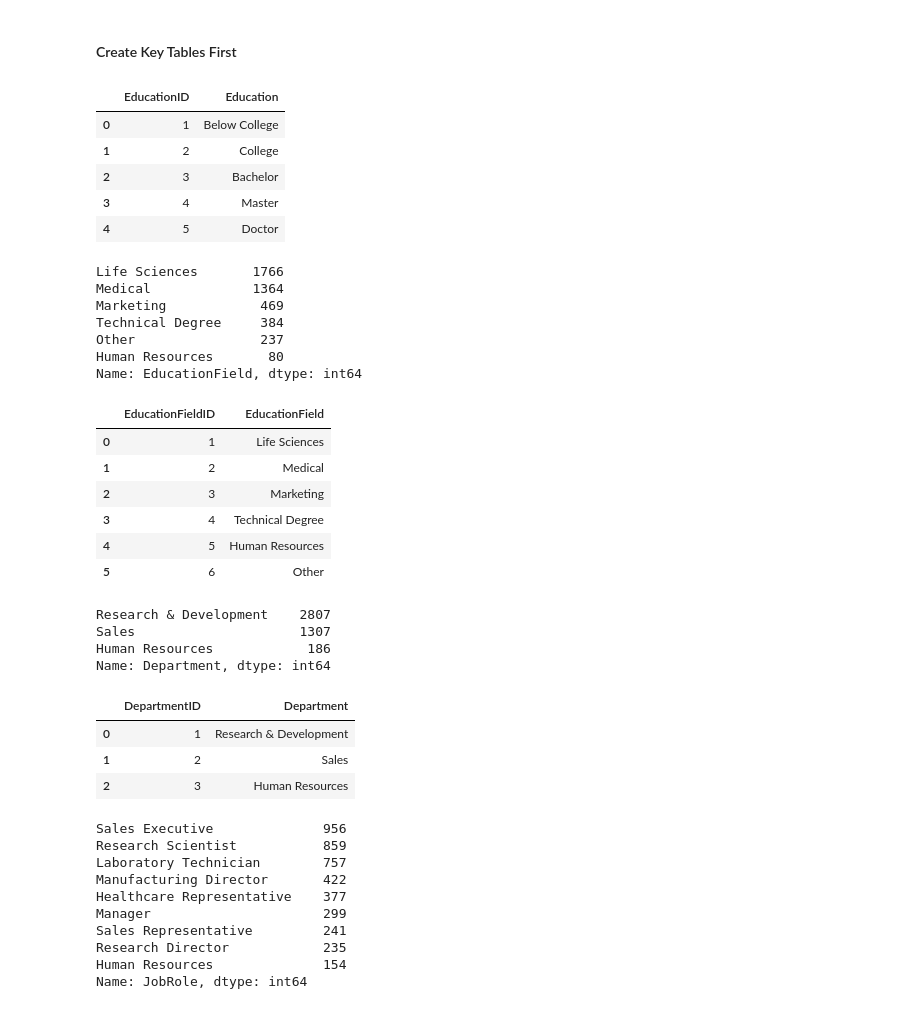
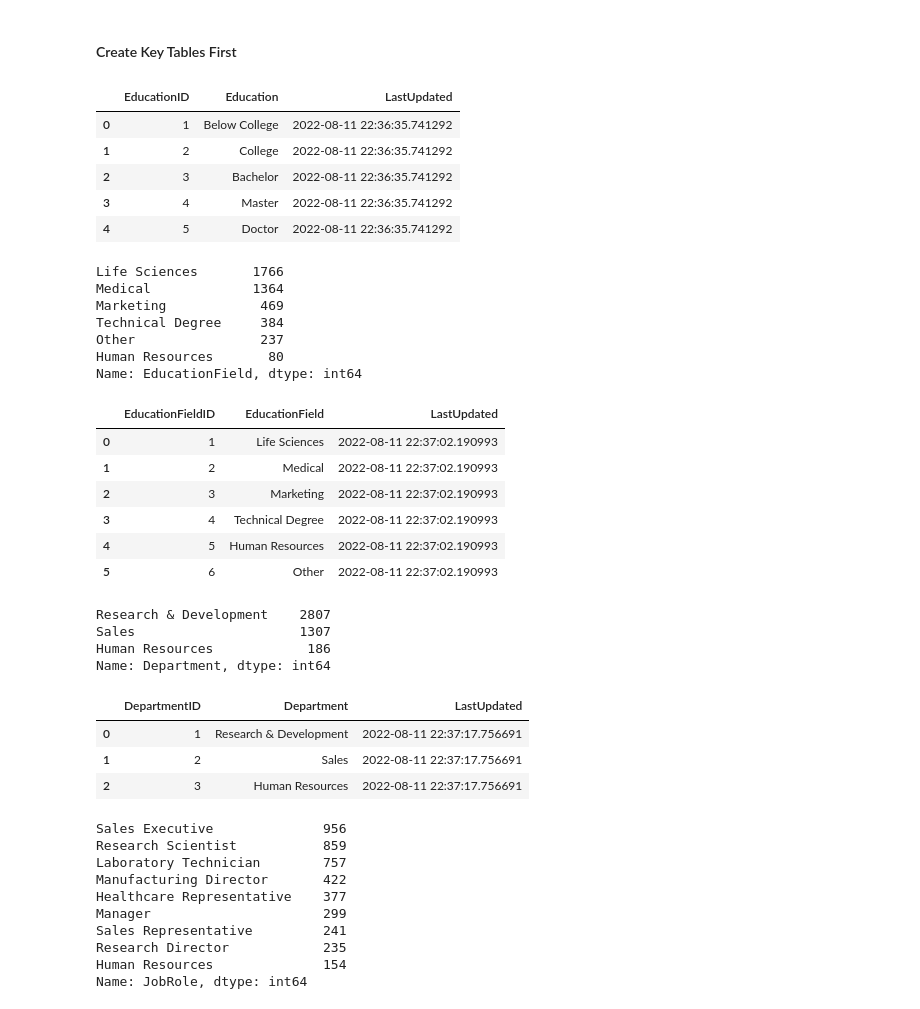
Before and after one commit to conorwhanson/UMN_Data_Capstone_Employee_Attrition, a Jupyter notebook: Oliver's Work/SQLite_DB_Creation.ipynb, the cells around one changed output. Drawn from its saved outputs; the diff is of its cells as text; code cells hidden in the pictures.

```diff
--- a/Oliver's Work/SQLite_DB_Creation.ipynb
+++ b/Oliver's Work/SQLite_DB_Creation.ipynb
@@ -87,14 +92,16 @@ hr_df.describe()
 educationKey_df = pd.DataFrame()
 educationKey_df['EducationID'] = [1,2,3,4,5]
 educationKey_df['Education'] = ['Below College', 'College', 'Bachelor', 'Master', 'Doctor']
+# educationKey_df['LastUpdated'] = pd.to_datetime('now')
+educationKey_df['LastUpdated'] = datetime.now()
 educationKey_df
 # %% [output]
-|  | EducationID | Education |
-| 0 | 1 | Below College |
-| 1 | 2 | College |
-| 2 | 3 | Bachelor |
-| 3 | 4 | Master |
-| 4 | 5 | Doctor |
+|  | EducationID | Education | LastUpdated |
+| 0 | 1 | Below College | 2022-08-11 22:36:35.741292 |
+| 1 | 2 | College | 2022-08-11 22:36:35.741292 |
+| 2 | 3 | Bachelor | 2022-08-11 22:36:35.741292 |
+| 3 | 4 | Master | 2022-08-11 22:36:35.741292 |
+| 4 | 5 | Doctor | 2022-08-11 22:36:35.741292 |
 # %%
 hr_df.EducationField.value_counts()
 # %% [output]
@@ -108,16 +115,17 @@ Name: EducationField, dtype: int64
 # %%
 educationFieldKey_df = pd.DataFrame()
 educationFieldKey_df['EducationFieldID'] = [1,2,3,4,5,6]
 educationFieldKey_df['EducationField'] = ['Life Sciences', 'Medical', 'Marketing', 'Technical Degree', 'Human Resources', 'Other']
+educationFieldKey_df['LastUpdated'] = datetime.now()
 educationFieldKey_df
 # %% [output]
-|  | EducationFieldID | EducationField |
-| 0 | 1 | Life Sciences |
-| 1 | 2 | Medical |
-| 2 | 3 | Marketing |
-| 3 | 4 | Technical Degree |
-| 4 | 5 | Human Resources |
-| 5 | 6 | Other |
+|  | EducationFieldID | EducationField | LastUpdated |
+| 0 | 1 | Life Sciences | 2022-08-11 22:37:02.190993 |
+| 1 | 2 | Medical | 2022-08-11 22:37:02.190993 |
+| 2 | 3 | Marketing | 2022-08-11 22:37:02.190993 |
+| 3 | 4 | Technical Degree | 2022-08-11 22:37:02.190993 |
+| 4 | 5 | Human Resources | 2022-08-11 22:37:02.190993 |
+| 5 | 6 | Other | 2022-08-11 22:37:02.190993 |
 # %%
 hr_df.Department.value_counts()
 # %% [output]
@@ -129,12 +137,13 @@ Name: Department, dtype: int64
 departmentKey_df = pd.DataFrame()
 departmentKey_df['DepartmentID'] = [1,2,3]
 departmentKey_df['Department'] = ['Research & Development', 'Sales', 'Human Resources']
+departmentKey_df['LastUpdated'] = datetime.now()
 departmentKey_df
 # %% [output]
-|  | DepartmentID | Department |
-| 0 | 1 | Research & Development |
-| 1 | 2 | Sales |
-| 2 | 3 | Human Resources |
+|  | DepartmentID | Department | LastUpdated |
+| 0 | 1 | Research & Development | 2022-08-11 22:37:17.756691 |
+| 1 | 2 | Sales | 2022-08-11 22:37:17.756691 |
+| 2 | 3 | Human Resources | 2022-08-11 22:37:17.756691 |
 # %%
 hr_df.JobRole.value_counts()
 # %% [output]
```
Also changed, not shown: parts of 27 cells of this notebook, 3 other files.
